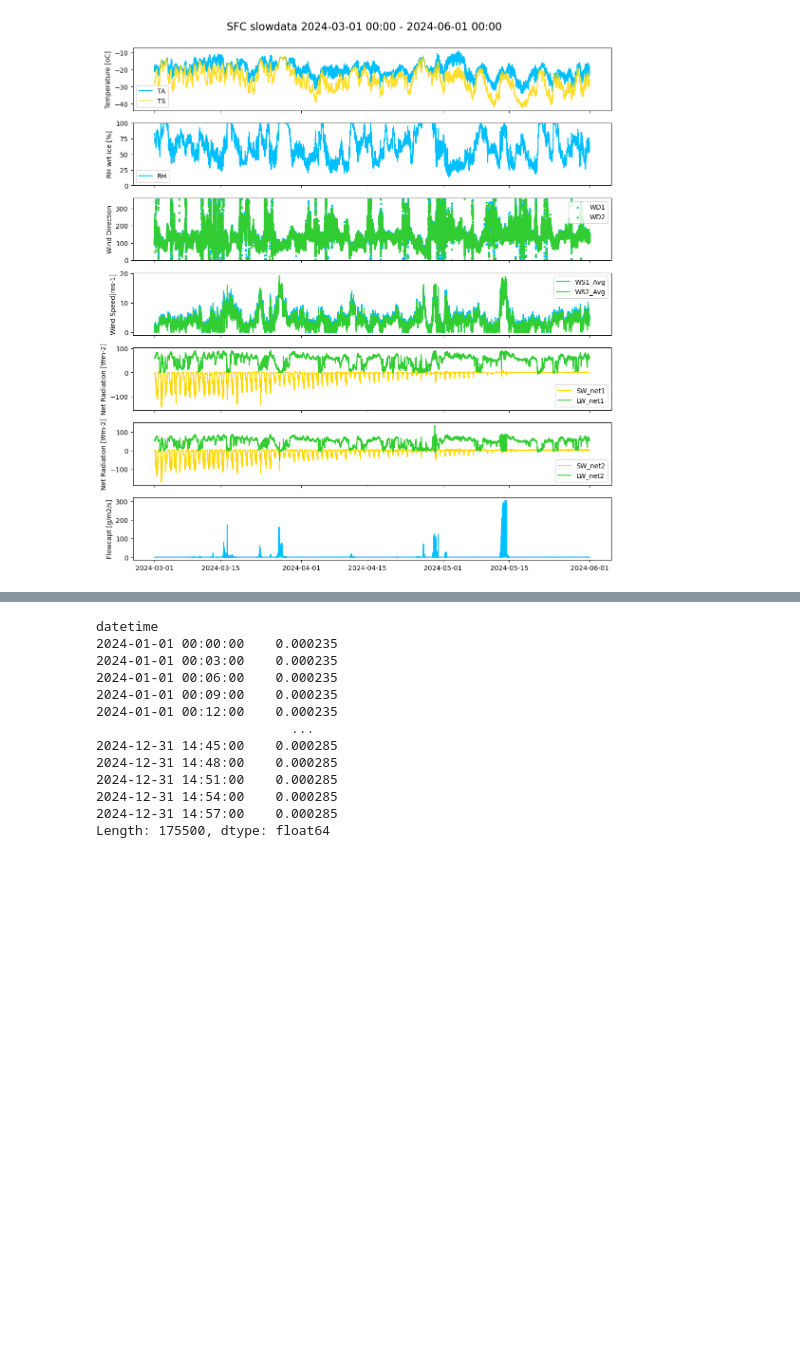
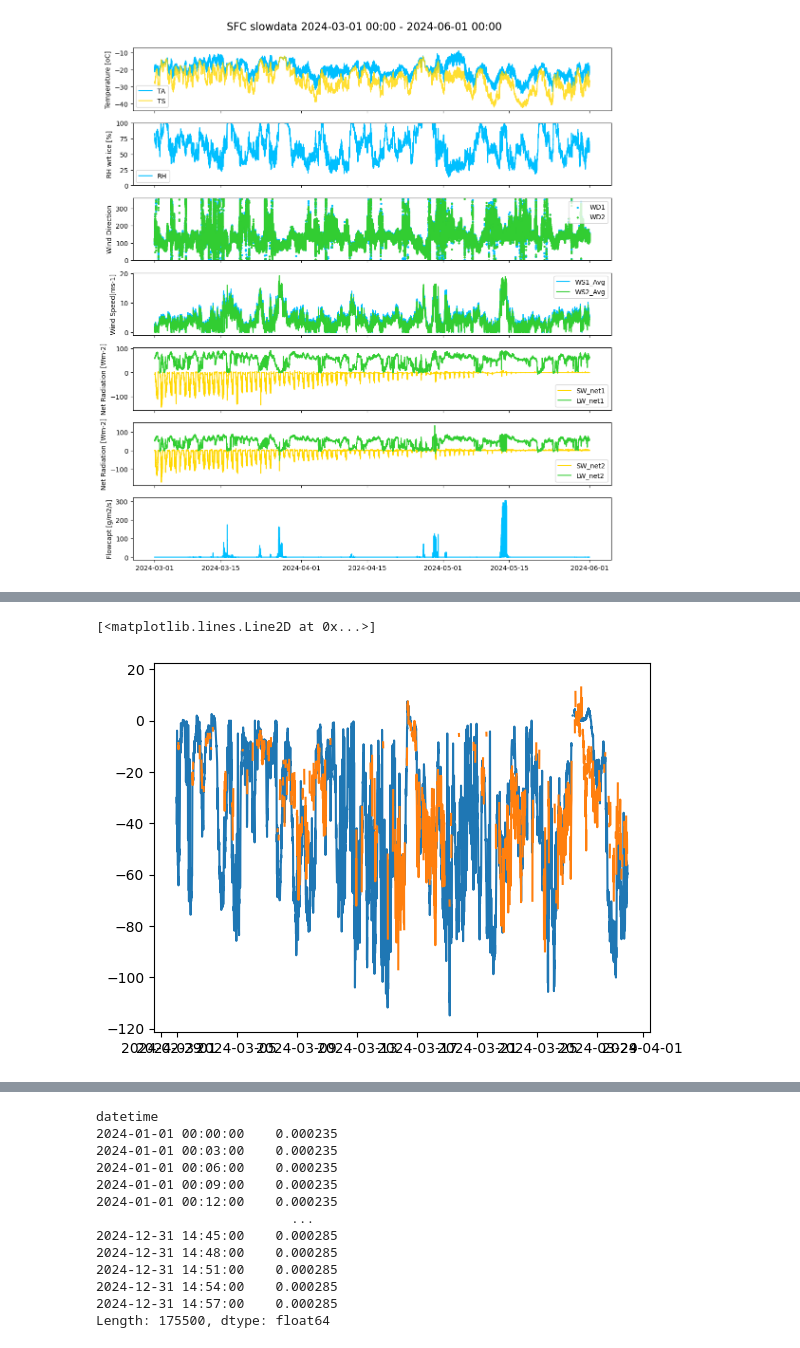
Before and after one commit to Rainette9/DataProcessingScripts, a Jupyter notebook: notebooks/MO_fluxes.ipynb, the cells around one changed output, grey strips where cells are left out. Drawn from its saved outputs; the diff is of its cells as text; code cells hidden in the pictures; blank space fills up the shorter version.

Commit message:
add mo fluxes scripts

```diff
--- a/notebooks/MO_fluxes.ipynb
+++ b/notebooks/MO_fluxes.ipynb
@@ -149 +208,7 @@ z0, z0rolling=compute_roughness_length(fluxes_SFC, fluxes_SFC_qc, 1.5)
+# %%
+plt.plot(result['H'])
+plt.plot(resample_with_threshold(fluxes_SFC['H'], '10min', 60)[start:end])
+# %% [output]
+[<matplotlib.lines.Line2D at 0x...>]
+[figure, added]
 # %%
```
Also changed, not shown: parts of 6 cells of this notebook, 4 other files.
